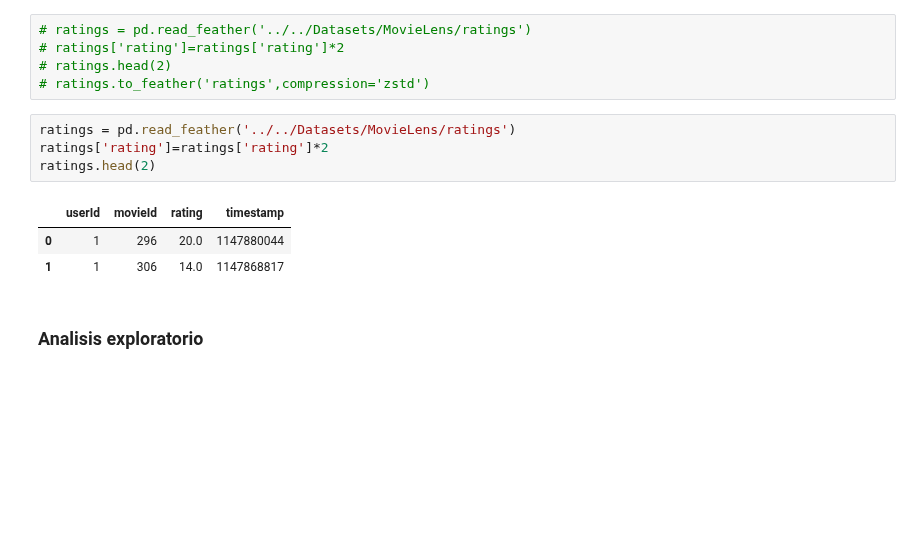
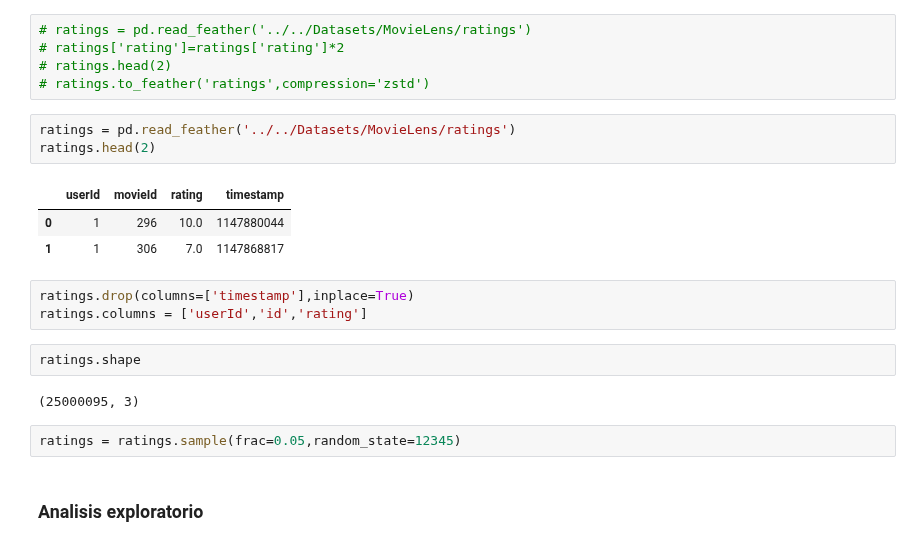
Before and after one commit to jesus-valencia97/Diplomado-en-ciencia-de-datos, a Jupyter notebook: Proyecto/Modulo 5/M3/M5 - Modulo 3.ipynb, the cells around one changed output. Saved outputs shown, nothing was run; the diff lists cells and outputs as text; blank space fills up the shorter version.

```diff
--- a/Proyecto/Modulo 5/M3/M5 - Modulo 3.ipynb
+++ b/Proyecto/Modulo 5/M3/M5 - Modulo 3.ipynb
@@ -211,12 +211,20 @@ TMDb.head(2)
 # ratings.to_feather('ratings',compression='zstd')
 # %%
 ratings = pd.read_feather('../../Datasets/MovieLens/ratings')
-ratings['rating']=ratings['rating']*2
 ratings.head(2)
 # %% [output]
 |  | userId | movieId | rating | timestamp |
-| 0 | 1 | 296 | 20.0 | 1147880044 |
-| 1 | 1 | 306 | 14.0 | 1147868817 |
+| 0 | 1 | 296 | 10.0 | 1147880044 |
+| 1 | 1 | 306 | 7.0 | 1147868817 |
+# %%
+ratings.drop(columns=['timestamp'],inplace=True)
+ratings.columns = ['userId','id','rating']
+# %%
+ratings.shape
+# %% [output]
+(25000095, 3)
+# %%
+ratings = ratings.sample(frac=0.05,random_state=12345)
 # %% [markdown]
 ### Analisis exploratorio
 # %%
```
Also changed, not shown: parts of 34 cells of this notebook.
